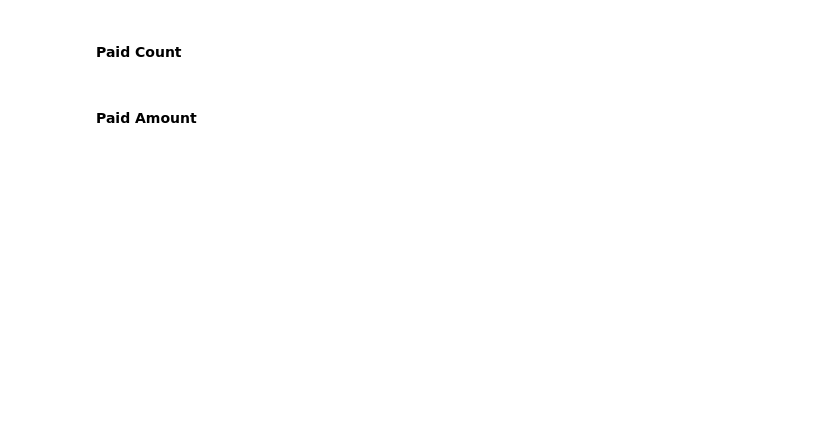
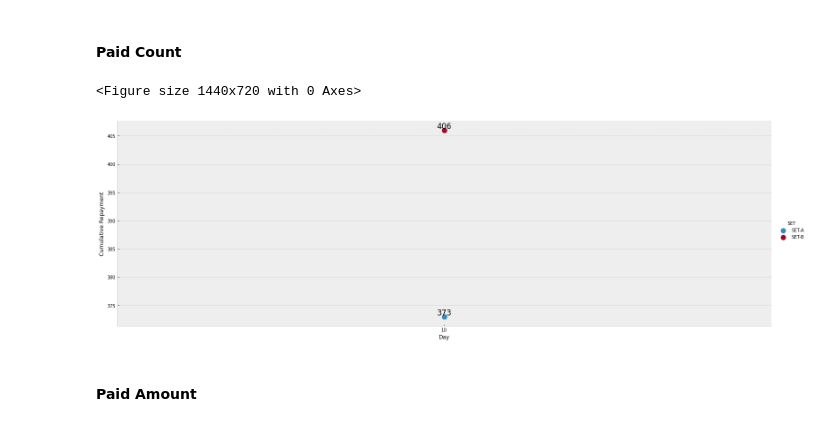
Before and after one commit to praveencg/Intent_To_Pay, a Jupyter notebook: codes/main.ipynb, the cells around one changed output. Saved outputs shown, nothing was run; the diff lists cells and outputs as text; code cells hidden in the pictures; blank space fills up the shorter version.

```diff
--- a/codes/main.ipynb
+++ b/codes/main.ipynb
@@ -411,9 +412,12 @@ daily_plots_picked=plots_data[plots_data.picked_flag==1]
 # %% [markdown]
 #### Paid Count
 # %%
-date="date"
+date="DAY"
 plot_type='paid_count'
 plots_creation(date,plot_type,daily_plots_picked)
+# %% [output]
+<Figure size 1440x720 with 0 Axes>
+[figure, added]
 # %% [markdown]
 #### Paid Amount
 # %%
```
Also changed, not shown: parts of 9 cells of this notebook.
